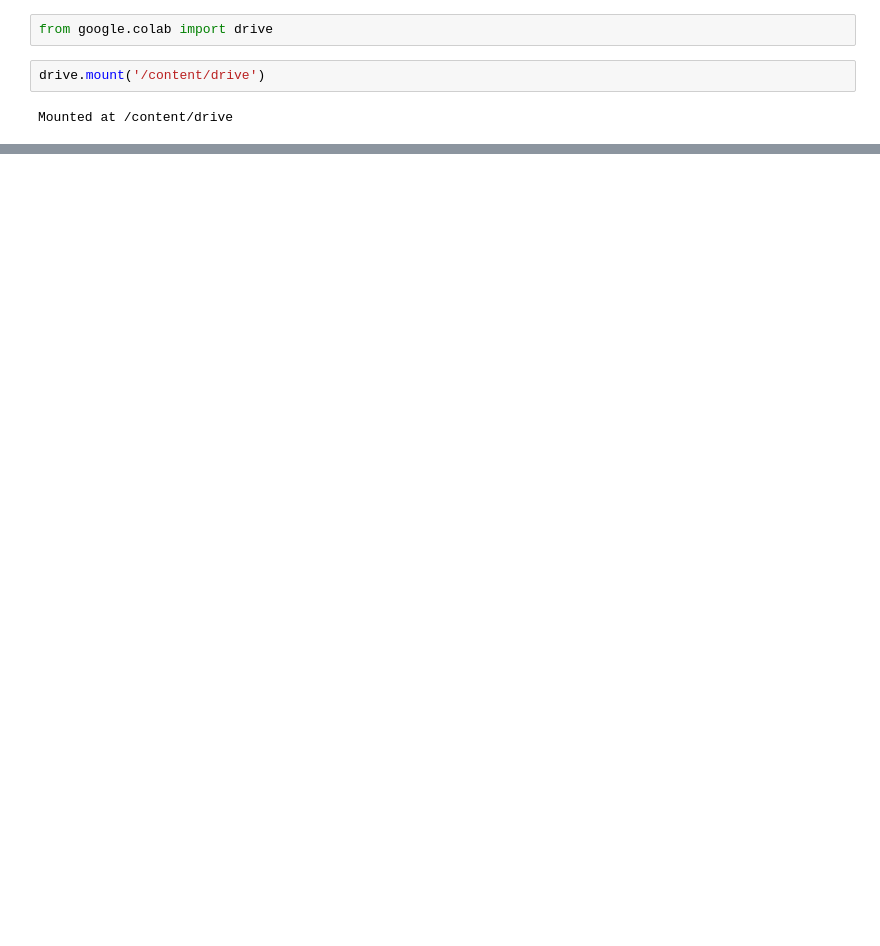
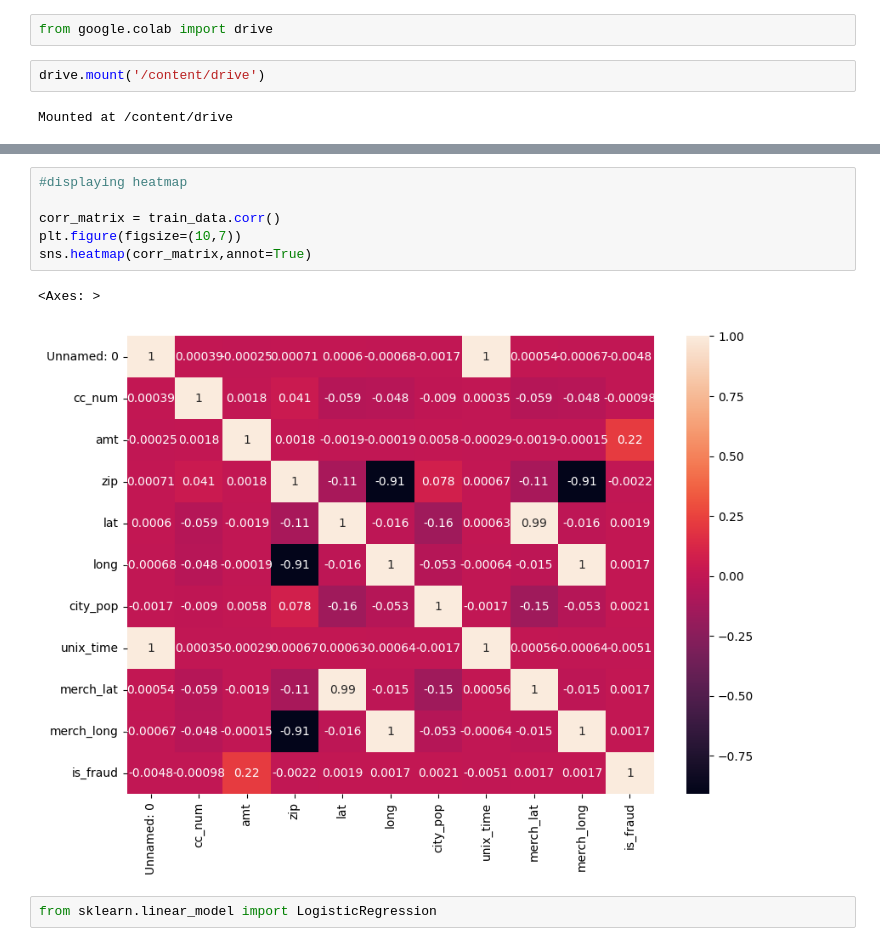
Before and after one commit to seeratfatima19/CODSOFT, a Jupyter notebook: fraud_detection.ipynb, the cells around one changed output, grey strips where cells are left out. Drawn from its saved outputs; the diff is of its cells as text; blank space fills up the shorter version.

```diff
--- a/fraud_detection.ipynb
+++ b/fraud_detection.ipynb
@@ -17,0 +164,11 @@ train_data = pd.read_csv('/content/drive/MyDrive/fraudTrain.csv')
+# %%
+#displaying heatmap
+
+corr_matrix = train_data.corr()
+plt.figure(figsize=(10,7))
+sns.heatmap(corr_matrix,annot=True)
+# %% [output]
+<Axes: >
+[figure, added]
+# %%
+from sklearn.linear_model import LogisticRegression
```
Also changed, not shown: parts of 22 cells of this notebook.
